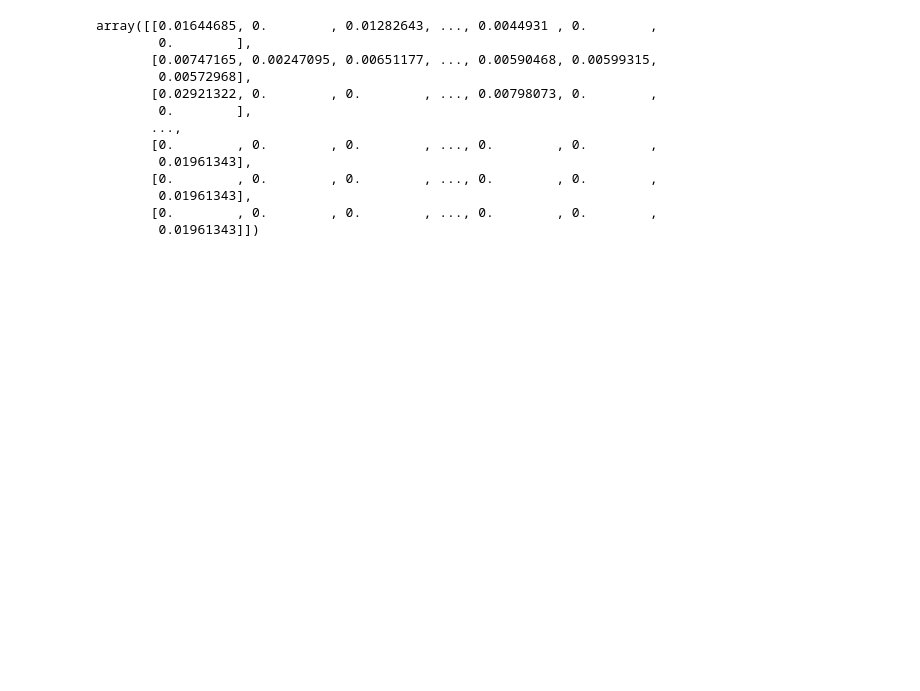
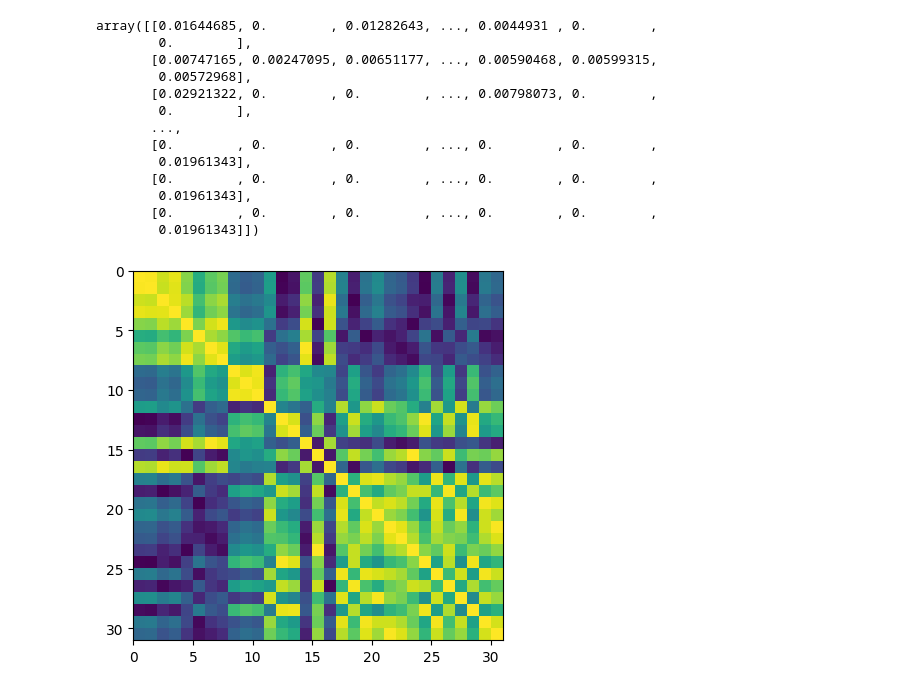
Before and after one commit to shayayan/commune_memoirs_epfl_dh412, a Jupyter notebook: memoir_cleaning.ipynb, the cells around one changed output. Saved outputs shown, nothing was run; the diff lists cells and outputs as text; code cells hidden in the pictures; blank space fills up the shorter version.

```diff
--- a/memoir_cleaning.ipynb
+++ b/memoir_cleaning.ipynb
@@ -667,0 +863,8 @@ df_attempt
+# %%
+import pickle
+from helpers import *
+with open('semaine_sanglante_embeddings.pkl', 'rb') as f:
+    date_view_sentence_evaluation = pickle.load(f)
+date_view_sentence_evaluation = date_view_sentence_evaluation[["filename","bias","date","text",0,1]]
+date_view_sentence_evaluation = date_view_sentence_evaluation.rename(columns={0: 'metaphor_view', 1: 'oop_view'})
+date_view_sentence_evaluation
@@ -724,7 +965,7 @@ commune_memoirs_subset
 import matplotlib.pyplot as plt
 import numpy as np
 
-def plot_self_sim_mat(le_vectors):
+def plot_sim_mat(le_vectors):
     length = len(le_vectors)
     self_sim_mat = np.zeros((length, length))
     i = 0
@@ -743,7 +984,7 @@ def plot_self_sim_mat(le_vectors):
 
     plt.show()
 
-plot_self_sim_mat(commune_memoirs_subset["le_vectors"])
+plot_sim_mat(commune_memoirs_subset["le_vectors"])
 # %% [output]
 [figure]
 # %%
@@ -767,4 +1008,17 @@ array([[0.01644685, 0.        , 0.01282643, ..., 0.0044931 , 0.        ,
        [0.        , 0.        , 0.        , ..., 0.        , 0.        ,
         0.01961343]])
 # %%
-U, S, Vh = np.linalg.svd(A_vec_mem, full_matrices=True)
+U, S, Vh = np.linalg.svd(A_vec_mem, full_matrices=False)
+# %%
+U_skip_primary = U[:, 1:3]
+S_skip_primary = np.diag(S[1:3])
+Vh_skip_primary = Vh[1:3, :]
+S_Vh_columns_skip_primary = (S_skip_primary@Vh_skip_primary)
+# %%
+memoir_vector_representations = []
+for memoir in range(S_Vh_columns_skip_primary.shape[1]):
+    memoir_vector_representations.append(S_Vh_columns_skip_primary[:,memoir])
+mvrt = pd.Series(memoir_vector_representations)
+plot_sim_mat(mvrt)
+# %% [output]
+[figure, added]
```
Also changed, not shown: parts of 23 cells of this notebook, 2 other files.
